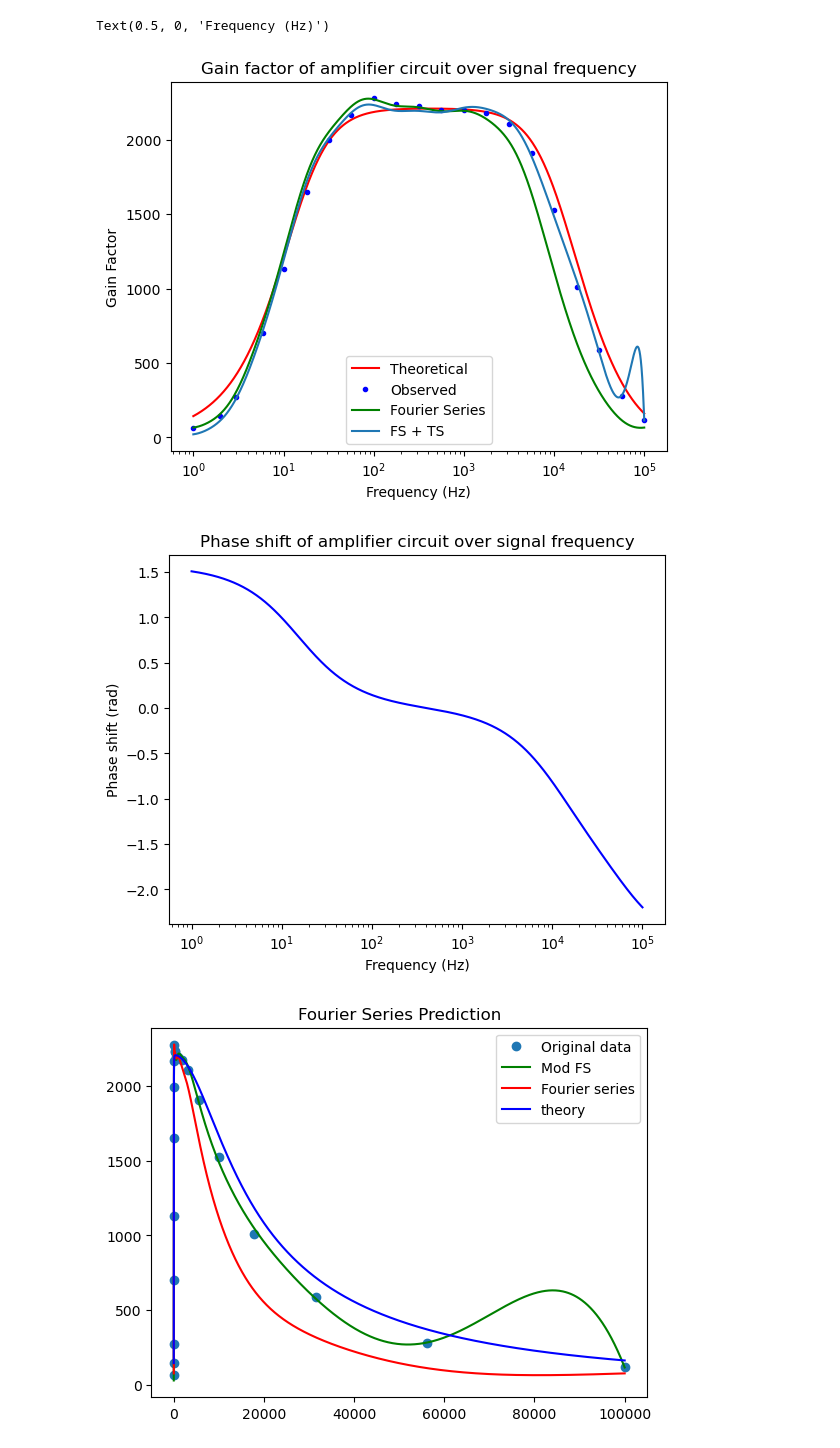
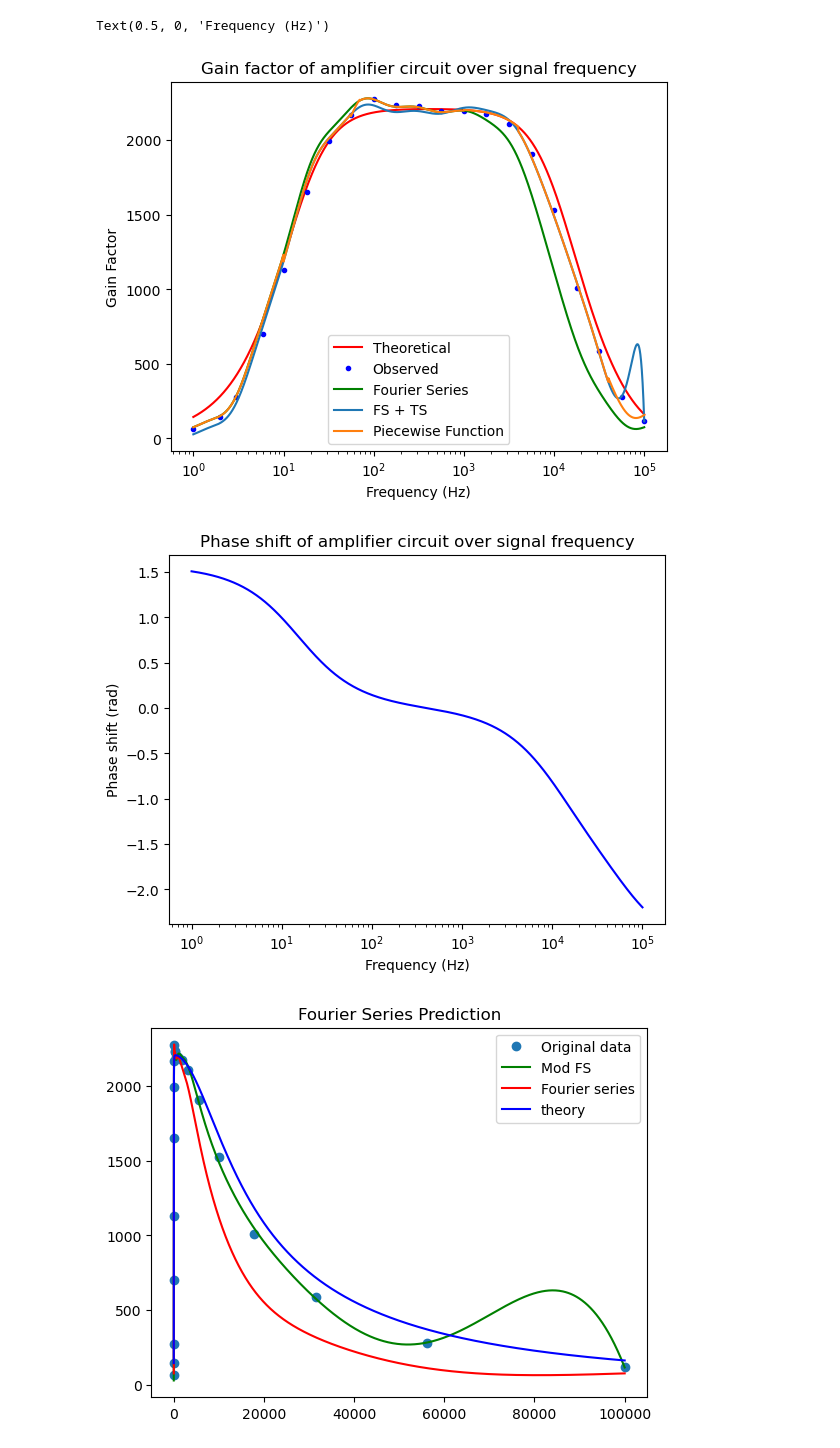
Before and after one commit to loganmachale/PHYS-309, a Jupyter notebook: amplifier_calculations.ipynb, the cells around one changed output. Drawn from its saved outputs; the diff is of its cells as text; code cells hidden in the pictures.

```diff
--- a/amplifier_calculations.ipynb
+++ b/amplifier_calculations.ipynb
@@ -111,6 +93,11 @@ V_1 = 50E-3
 u_V_in = 1E-3
 cR_1 = 120.26E3
 cf_arr = np.array([])
+
+for i in range(21):
+    f = 10 ** (i * 0.25)
+    ecR_2 = cR_1 / (amplification(c_amp(f)) / 2 - 1)
+    cf_arr = np.append(cf_arr, round(f))
 
 def v_into_amp(V_in, R_1, R_2):
     return V_in * R_2 / (R_1 + R_2)
@@ -127,10 +114,6 @@ V_in = v_into_amp(V_1, cR_1, cR_2)
 
 G = obs_V_out / V_in
 
-x_even = np.linspace(min(np.log10(cf_arr)), max(np.log10(cf_arr)), len(cf_arr))
-interpolator = interp.interp1d(np.log10(cf_arr), G, kind='linear')
-y_even = interpolator(x_even)
-
 def fourier_series(x, a0, an, bn, T):
     series = a0  # Start with the constant term
     for n in range(1, len(an) + 1):
@@ -139,7 +122,7 @@ def fourier_series(x, a0, an, bn, T):
 
 T = 5
 
-fourier_coeffs = np.fft.fft(y_even) / len(cf_arr)
+fourier_coeffs = np.fft.fft(G) / len(cf_arr)
 
 a0 = fourier_coeffs[0].real
 an = 2 * fourier_coeffs[1:len(fourier_coeffs) // 2].real
@@ -174,35 +157,35 @@ def piece_func(x):
 f_arr = np.logspace(0, 5, 5000)
 
 amp_arr = []
 phase_arr = []
 
 for f in f_arr:
     amp_arr.append(amplification(c_amp(f)))
     phase_arr.append(phase(c_amp(f)))
 
 fig0 = plt.figure(0)
 ax0 = fig0.add_subplot()
 ax0.set_xscale('log')
 ax0.plot(f_arr, amp_arr, 'r', label='Theoretical')
 ax0.set_title('Gain factor of amplifier circuit over signal frequency')
 ax0.set_ylabel('Gain Factor')
 ax0.set_xlabel('Frequency (Hz)')
 ax0.plot(cf_arr, G, 'b.', label='Observed')
 ax0.plot(f_arr, fourier_series(f_arr, a0, an, bn, T), 'g', label='Fourier Series')
 ax0.plot(f_arr, mod_fourier_series(f_arr, *params), label='FS + TS')
-#ax0.plot(f_arr, piece_func(f_arr), label='Piecewise Function')
+ax0.plot(f_arr, piece_func(f_arr), label='Piecewise Function')
 ax0.legend()
 
 fig1 = plt.figure(1)
 ax1 = fig1.add_subplot()
 ax1.set_xscale('log')
 ax1.plot(f_arr, phase_arr, 'b')
 ax1.set_title('Phase shift of amplifier circuit over signal frequency')
 ax1.set_ylabel('Phase shift (rad)')
 ax1.set_xlabel('Frequency (Hz)')
 # %% [output]
 Text(0.5, 0, 'Frequency (Hz)')
-[figure, old version]
+[figure, new version]
 [figure]
 # %%
 import numpy as np
```
Also changed, not shown: parts of 1 cell of this notebook, 1 other file.
